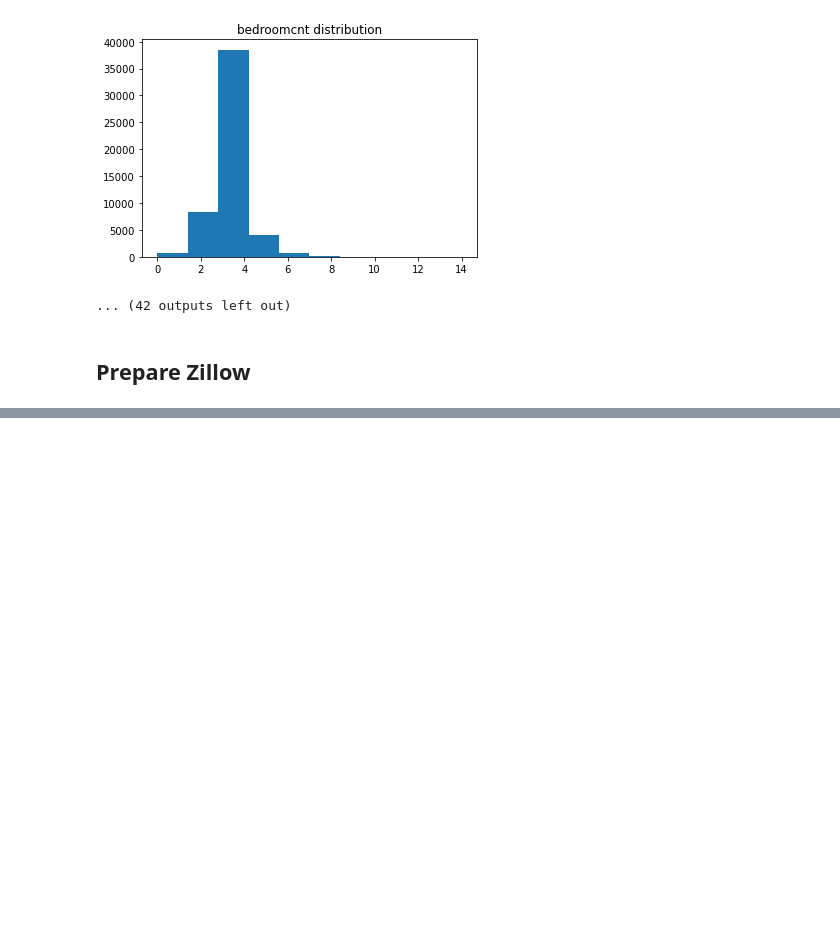
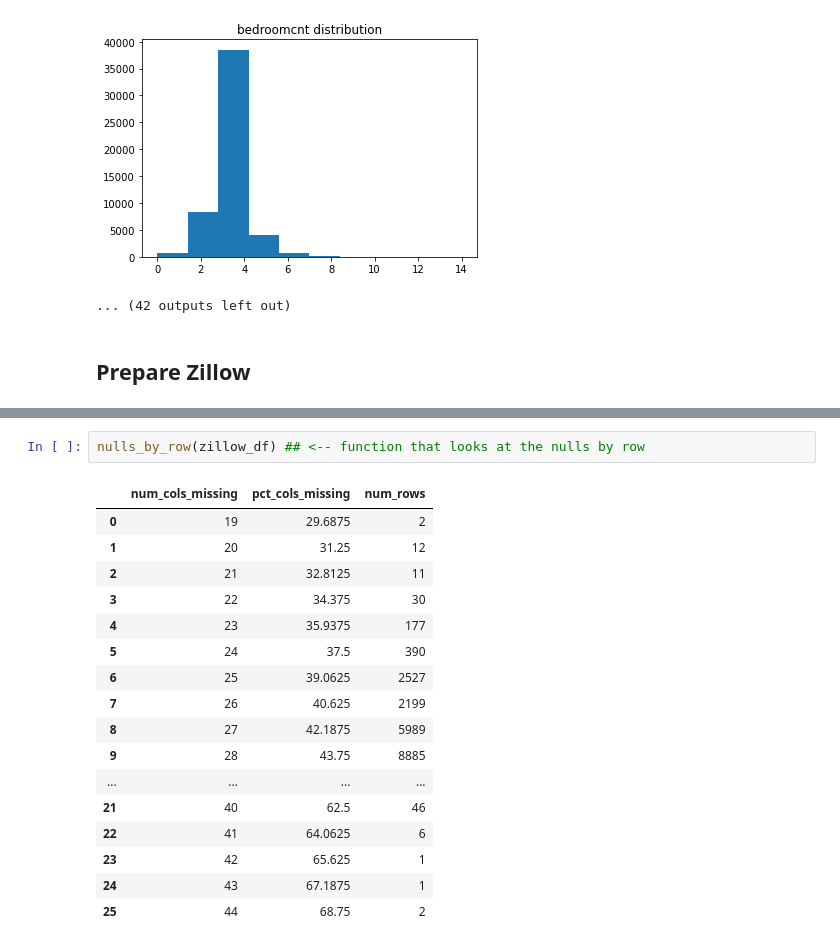
Before and after one commit to ForrestMccrosky/Zillow_Clustering_Project, a Jupyter notebook: Rough_Draft_Notebook.ipynb, the cells around one changed output, grey strips where cells are left out. Saved outputs shown, nothing was run; the diff lists cells and outputs as text; blank space fills up the shorter version.

```diff
--- a/Rough_Draft_Notebook.ipynb
+++ b/Rough_Draft_Notebook.ipynb
@@ -121,0 +139,20 @@ cont_hist(zillow_df)  ## <-- function that looks at the distributions of continu
+# %%
+nulls_by_row(zillow_df) ## <-- function that looks at the nulls by row
+# %% [output]
+|  | num_cols_missing | pct_cols_missing | num_rows |
+| 0 | 19 | 29.6875 | 2 |
+| 1 | 20 | 31.25 | 12 |
+| 2 | 21 | 32.8125 | 11 |
+| 3 | 22 | 34.375 | 30 |
+| 4 | 23 | 35.9375 | 177 |
+| 5 | 24 | 37.5 | 390 |
+| 6 | 25 | 39.0625 | 2527 |
+| 7 | 26 | 40.625 | 2199 |
+| 8 | 27 | 42.1875 | 5989 |
+| 9 | 28 | 43.75 | 8885 |
+| ... | ... | ... | ... |
+| 21 | 40 | 62.5 | 46 |
+| 22 | 41 | 64.0625 | 6 |
+| 23 | 42 | 65.625 | 1 |
+| 24 | 43 | 67.1875 | 1 |
+| 25 | 44 | 68.75 | 2 |
```
Also changed, not shown: parts of 13 cells of this notebook, 1 other file.
